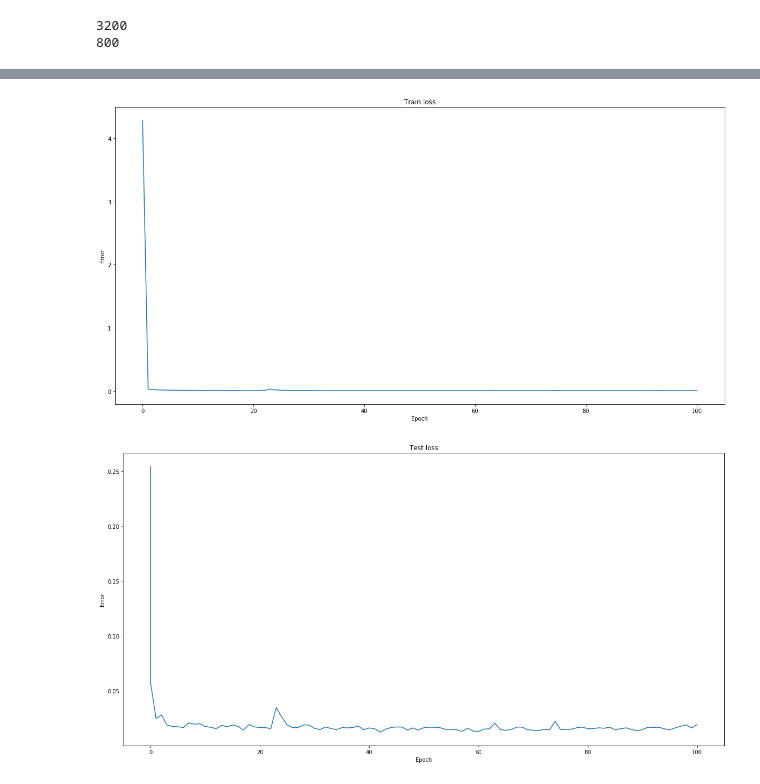
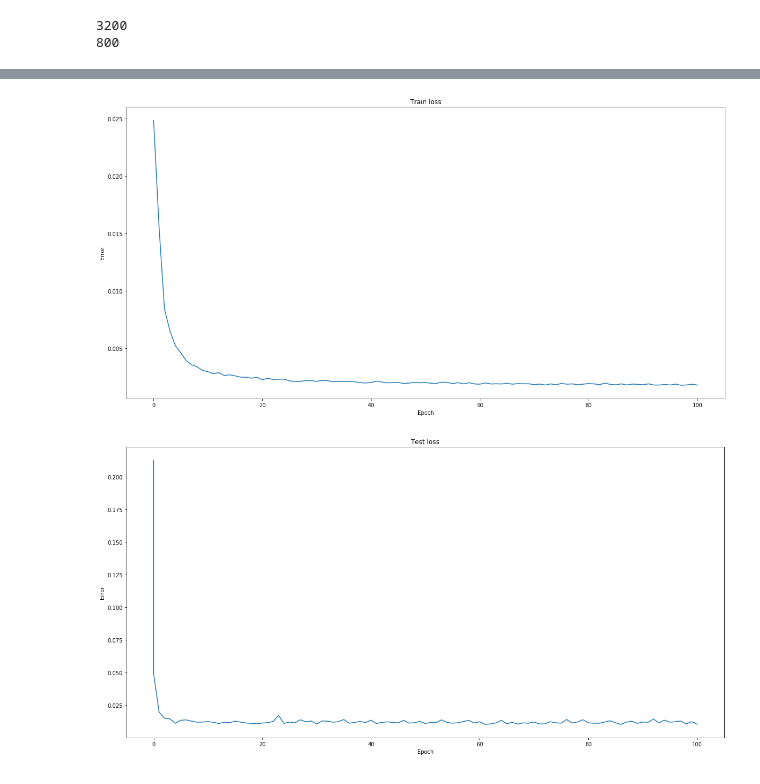
Before and after one commit to Neleac/AutonomousRC, a Jupyter notebook: driving_sim/drive_sim.ipynb, the cells around one changed output, grey strips where cells are left out. Cells and saved outputs as stored; diff of their text form; code cells hidden in the pictures.

```diff
--- a/driving_sim/drive_sim.ipynb
+++ b/driving_sim/drive_sim.ipynb
@@ -82,15 +80,14 @@ import torch.nn.functional as F
 import torch.optim as optim
 from torchvision import datasets, transforms
 # %%
-#DATA_PATH = '/home/wangc21/datasets/ARC/right_loop/'
-DATA_PATH = '/home/wangc21/datasets/ARC/left_loop/'
+DATA_PATH = '/home/wangc21/datasets/ARC/right_loop/'
+#DATA_PATH = '/home/wangc21/datasets/ARC/left_loop/'
 # %%
 class ARCDataset(torch.utils.data.Dataset):
-    def __init__(self, data_path, val=False, transform=None):
+    def __init__(self, data_path, transform=None):
         self.data_path = data_path
         df_labels = pd.read_csv(data_path + 'labels.csv', sep=',', header=None)
         self.labels = df_labels.values.astype(np.float32)
-        self.val = val
         self.transform = transform
 
     def __len__(self):
@@ -114,7 +111,7 @@ class ARCDataset(torch.utils.data.Dataset):
 
 train_transforms = transforms.Compose([
     transforms.ToPILImage(),
-    transforms.ColorJitter(brightness=0.1, contrast=0.1, saturation=0.1, hue=0.1),
+    transforms.ColorJitter(brightness=0.2, contrast=0.2, saturation=0.2, hue=0.2),
     transforms.ToTensor(),
     transforms.Normalize((0.5, 0.5, 0.5), (0.5, 0.5, 0.5)),
     ])
@@ -126,7 +123,7 @@ test_transforms = transforms.Compose([
 
 data_train = ARCDataset(DATA_PATH + 'train/', transform=train_transforms)
 print(len(data_train))
-data_test = ARCDataset(DATA_PATH + 'val/', True, transform=test_transforms)
+data_test = ARCDataset(DATA_PATH + 'val/', transform=test_transforms)
 print(len(data_test))
 # %% [output]
 3200
@@ -215,5 +281,4 @@ class CaeLeNet(nn.Module):
 # %%
-# Play around with these constants, you may find a better setting.
 BATCH_SIZE = 10
 TEST_BATCH_SIZE = 5
 EPOCHS = 100
@@ -224,7 +289,7 @@ SEED = 0
 PRINT_INTERVAL = 100
 WEIGHT_DECAY = 0.0005
 LOG_PATH = DATA_PATH + 'log.pkl'
-# Now the actual training code
+
 use_cuda = USE_CUDA and torch.cuda.is_available()
 
 #torch.manual_seed(SEED)
@@ -242,11 +307,12 @@ train_loader = torch.utils.data.DataLoader(data_train, batch_size=BATCH_SIZE,
 test_loader = torch.utils.data.DataLoader(data_test, batch_size=TEST_BATCH_SIZE,
                                           shuffle=False, **kwargs)
 
-model = CaeLeNet().to(device)
+#model = CaeLeNet().to(device)
+model = Darknet().to(device)
 #optimizer = optim.SGD(model.parameters(), lr=LEARNING_RATE, momentum=MOMENTUM, weight_decay=WEIGHT_DECAY)
 optimizer = optim.Adam(model.parameters(), lr=LEARNING_RATE, weight_decay=WEIGHT_DECAY)
-#start_epoch = model.load_last_model(DATA_PATH + 'checkpoints')
-start_epoch = 0
+start_epoch = model.load_last_model(DATA_PATH + 'checkpoints')
+#start_epoch = 0
 
 train_losses, test_losses = pt_util.read_log(LOG_PATH, ([], []))
 test_loss = test(model, device, test_loader)
@@ -294,2 +360,2 @@ Saved /home/wangc21/datasets/ARC/left_loop/checkpoints/100.pt
-[figure, old version]
+[figure, new version]
-[figure, old version]
+[figure, new version]
```
Also changed, not shown: parts of 3 cells of this notebook, 1 other file.
